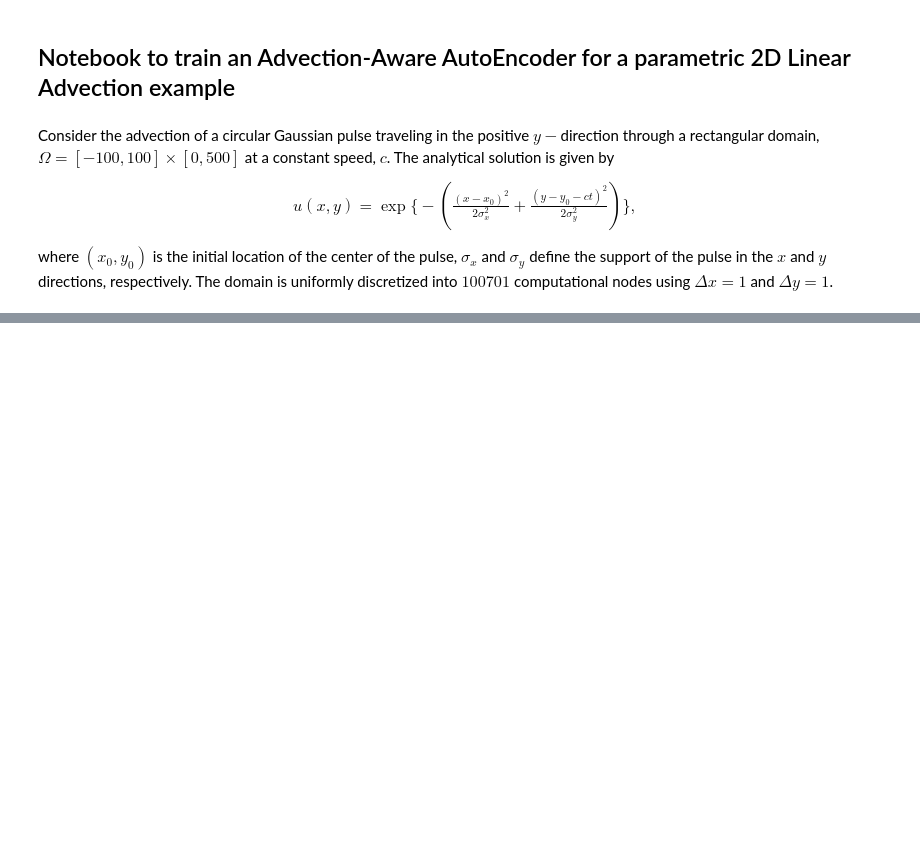
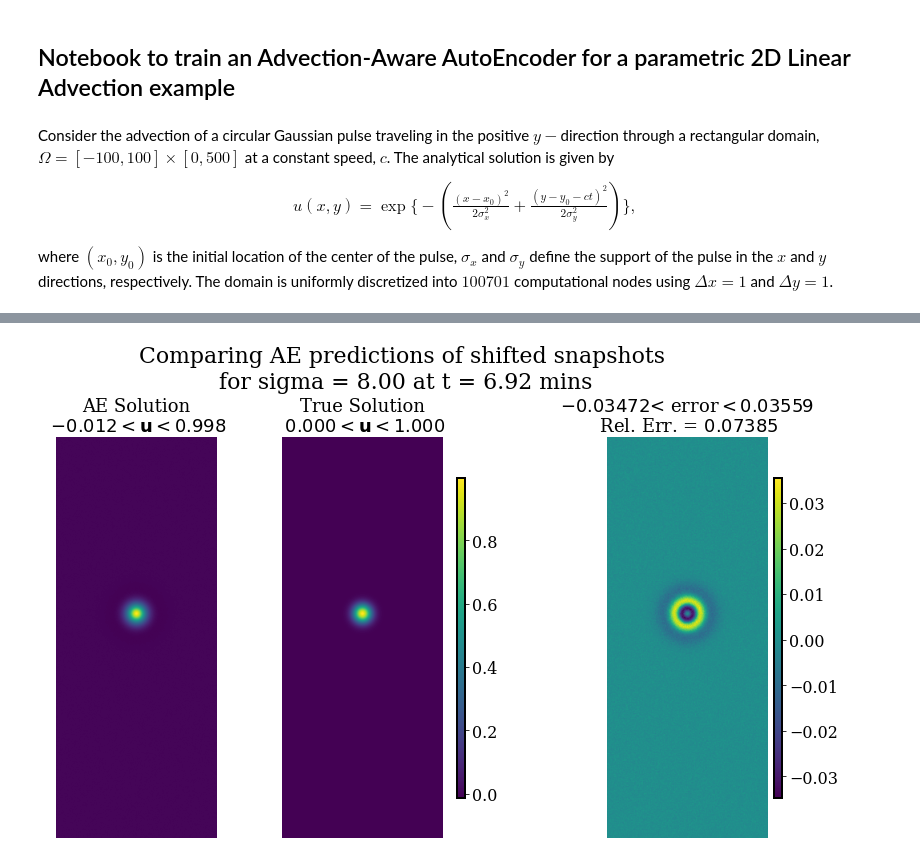
Before and after one commit to erdc/aa_autoencoder_mca, a Jupyter notebook: examples/AA_autoencoder_parametric_2DLinearAdvection.ipynb, the cells around one changed output, grey strips where cells are left out. Cells and saved outputs as stored; diff of their text form; code cells hidden in the pictures; blank space fills up the shorter version.

```diff
--- a/examples/AA_autoencoder_parametric_2DLinearAdvection.ipynb
+++ b/examples/AA_autoencoder_parametric_2DLinearAdvection.ipynb
@@ -658,30 +722,3 @@ fig.suptitle("Comparing AE predictions of true snapshots \nfor %s = %d at t = %.
-# %%
-## Compute rel error for decoded prediction of shifted and true solutions
-rel_err_shift = {}
-rel_err_recon = {}
-
-for key in soln_names:
-    true = shifted_snap[iparam][key][:,:snap_end[iparam]+1]
-    true2 = snap_data[iparam][key][:,:snap_end[iparam]+1]
-    rel_err_shift[key] = np.linalg.norm(pred_shift[key][:,:]-true,axis=0)/np.linalg.norm(true,axis=0)
-    rel_err_recon[key] = np.linalg.norm(pred_recon[key][:,:]-true2,axis=0)/np.linalg.norm(true2,axis=0)
-# %%
-### Visualize relative errors for both decoders
-
-fig = plt.figure(figsize=(16,5))
-fig.tight_layout()
-fig.subplots_adjust(top=0.85)
-indx = times_offline[iparam][:snap_end[iparam]+1]/60
-val_mark = int(times_offline[iparam][:snap_end[iparam]+1].size*1.0)-30
-
-if validation_data:
-    val_skip = 2
-else:
-    val_skip = 1
-
-val_dict = {'v_data': validation_data, 'v_mark': val_mark, 'v_skip': val_skip, 'legend': True}
-pu.plot_rel_err(indx,rel_err_shift,rel_err_recon,val_dict, ky='pulse')
-fig.suptitle('Relative errors of AE prediction for speed = %d'%(c[iparam]),fontsize=18, y=0.98)
 # %%
 ## Evaluate predictions on a dataset with unseen parameter value
 
@@ -746,12 +781,15 @@ if new_test:
 # %%
 ### Visualizing reconstruction of shifted snapshots using shift decoder
 if new_test:
     fig = plt.figure(figsize=(14,8))
-    ky = 'pulse'; iplot = 40 #np.random.choice(times_new.size)
+    ky = 'pulse'; iplot = times_new.size-5 #20 #np.random.choice(times_new.size)
     fig.tight_layout()
     fig.subplots_adjust(top=0.82)
-    pu.compare_soln(pred_shift_new,shifted_snap_new,iplot,times_new,times_new,Nx,Ny,ky,flag='AE')
-    fig.suptitle("Comparing AE predictions of shifted snapshots \nfor %s = %.2f at t = %.2f mins"%(flag, test_param, times_new[iplot]/60),fontsize=18, y=0.98)
+    pu.compare_soln(pred_shift_new,shifted_snap_new,iplot,times_new,times_new,
+                    Nx,Ny,ky,flag='AE')
+    fig.suptitle("Comparing AE predictions of shifted snapshots \nfor %s = %.2f at t = %.2f mins"%(flag, test_param, times_new[iplot]/60),fontsize=22, y=0.98)
+# %% [output]
+[figure, added]
 # %%
 ### Visualizing direct reconstruction using true decoder
 if new_test:
```
Also changed, not shown: parts of 27 cells of this notebook, 2 other files.
